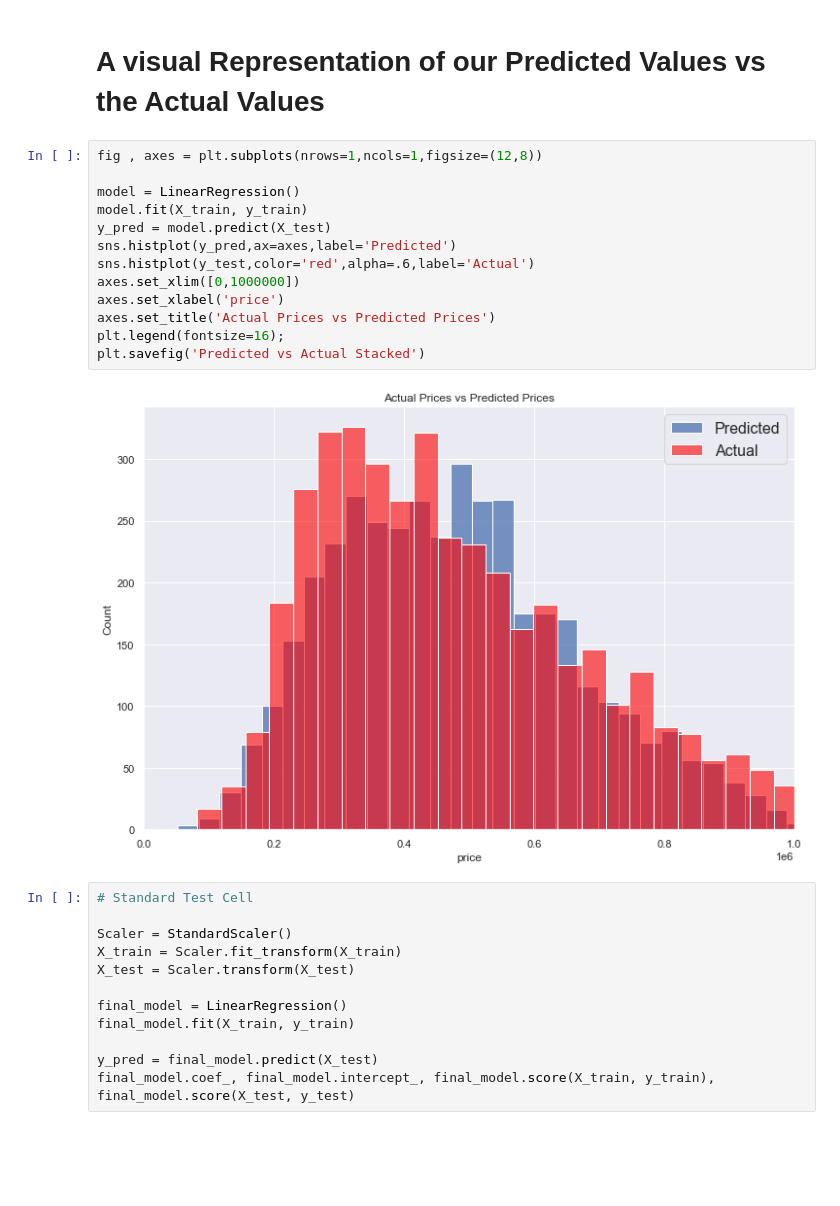
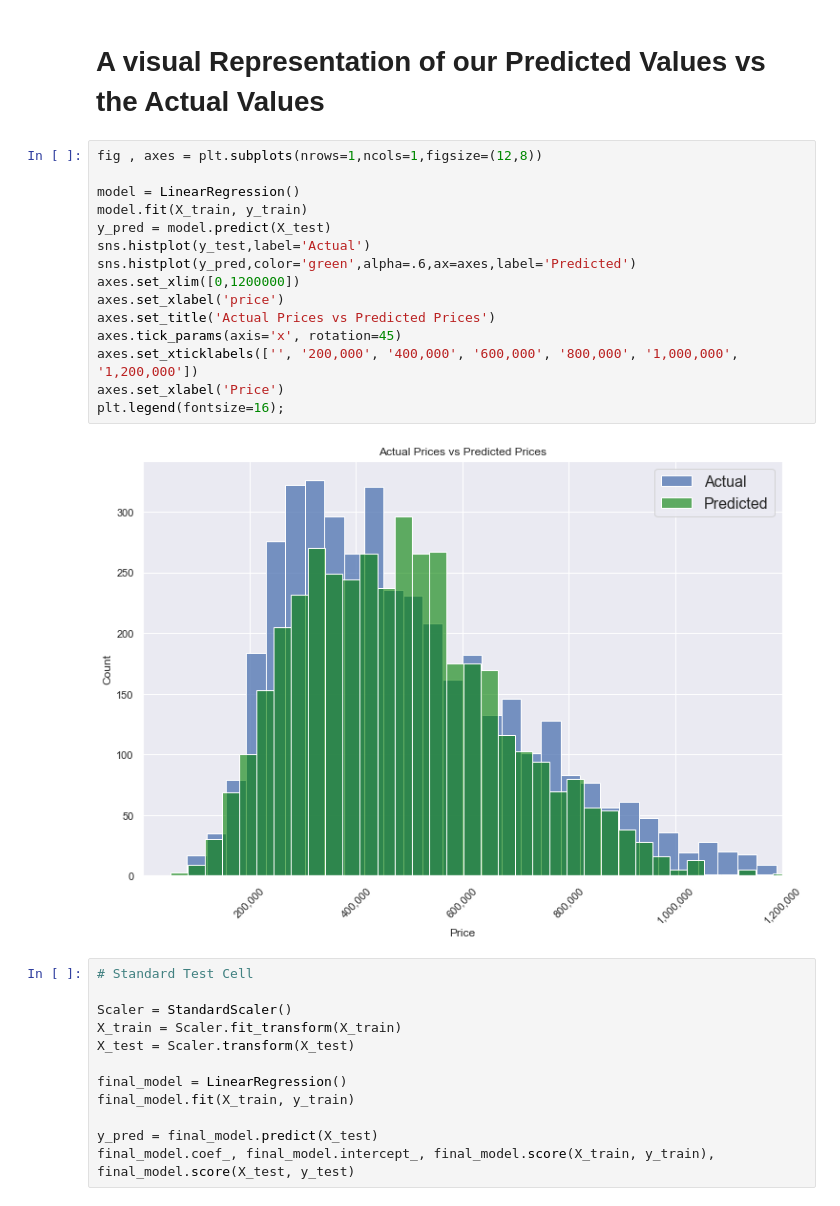
Before and after one commit to SethKauf/King_County_Avocoders_Group_3, a Jupyter notebook: Final Notebook.ipynb, the cells around one changed output. Drawn from its saved outputs; the diff is of its cells as text; blank space fills up the shorter version.

```diff
--- a/Final Notebook.ipynb
+++ b/Final Notebook.ipynb
@@ -276,18 +274,20 @@ warnings.filterwarnings('ignore',category=DeprecationWarning)
 # %%
 fig , axes = plt.subplots(nrows=1,ncols=1,figsize=(12,8))
 
 model = LinearRegression()
 model.fit(X_train, y_train)
 y_pred = model.predict(X_test)
-sns.histplot(y_pred,ax=axes,label='Predicted')
-sns.histplot(y_test,color='red',alpha=.6,label='Actual')
-axes.set_xlim([0,1000000])
+sns.histplot(y_test,label='Actual')
+sns.histplot(y_pred,color='green',alpha=.6,ax=axes,label='Predicted')
+axes.set_xlim([0,1200000])
 axes.set_xlabel('price')
 axes.set_title('Actual Prices vs Predicted Prices')
+axes.tick_params(axis='x', rotation=45)
+axes.set_xticklabels(['', '200,000', '400,000', '600,000', '800,000', '1,000,000', '1,200,000'])
+axes.set_xlabel('Price')
 plt.legend(fontsize=16);
-plt.savefig('Predicted vs Actual Stacked')
 # %% [output]
-[figure, old version]
+[figure, new version]
 # %%
 # Standard Test Cell
 
```
Also changed, not shown: parts of 3 cells of this notebook, 6 other files.
